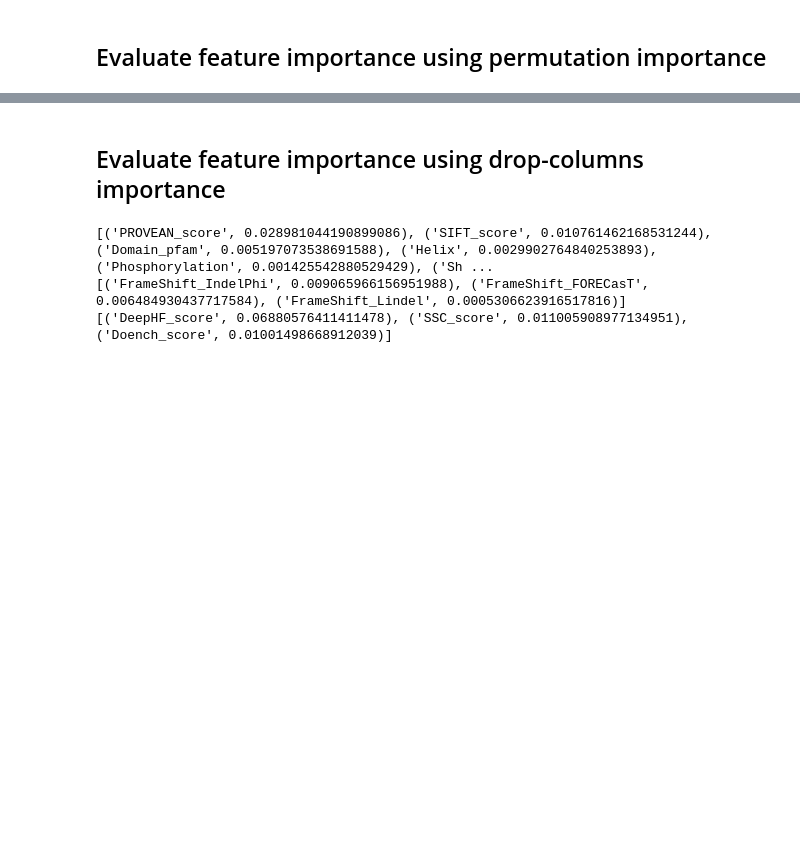
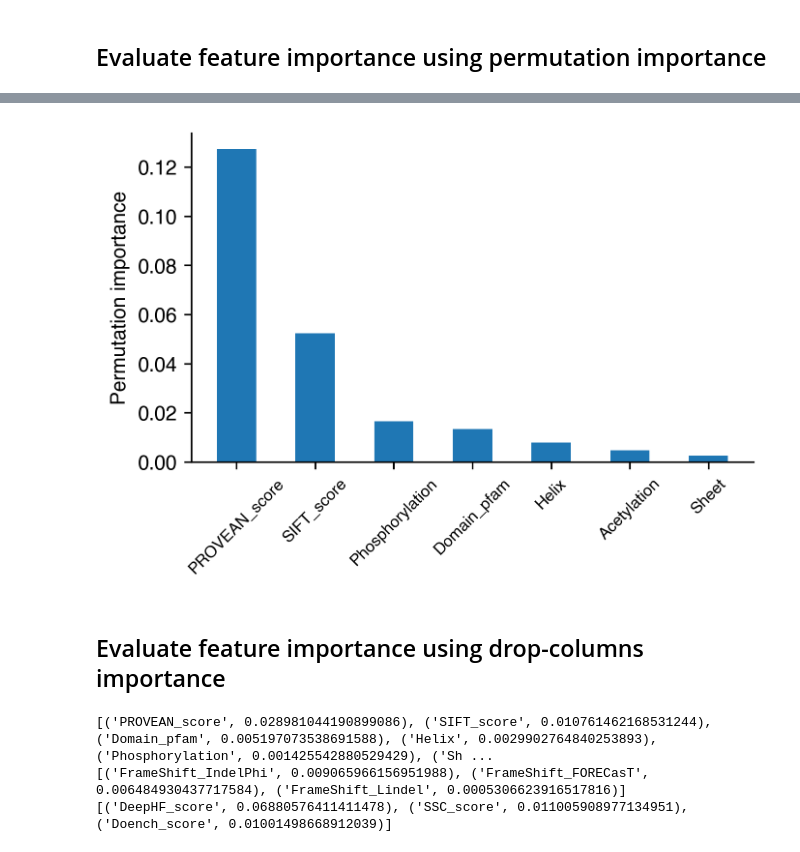
Before and after one commit to MDhewei/GuidePro, a Jupyter notebook: Model_Training.ipynb, the cells around one changed output, grey strips where cells are left out. Saved outputs shown, nothing was run; the diff lists cells and outputs as text; code cells hidden in the pictures; blank space fills up the shorter version.

```diff
--- a/Model_Training.ipynb
+++ b/Model_Training.ipynb
@@ -96,3 +113,20 @@ print(z) ## Feature importance of sgRNA seq feature
+# %%
+## Plot the bar chart
+label_list = [j[0] for j in x]; score_list=[j[1] for j in x]
+plt.figure(figsize=(5,3),dpi=300)
+plt.rcParams['font.family'] = 'Helvetica'
+#plt.title('Importance of features contibuting to classfication',fontsize=8)
+plt.bar(range(1,8),score_list,tick_label=label_list,width=0.5)
+plt.ylabel('Permutation importance')
+plt.xticks(rotation=45, fontsize=8)
+plt.yticks(fontsize=10)
+ax = plt.gca()
+ax.spines['top'].set_visible(False)
+ax.spines['right'].set_visible(False)
+
+plt.show()
+# %% [output]
+[figure, added]
 # %% [markdown]
 ## Evaluate feature importance using drop-columns importance
 # %%
```
Also changed, not shown: parts of 3 cells of this notebook, 14 other files.
